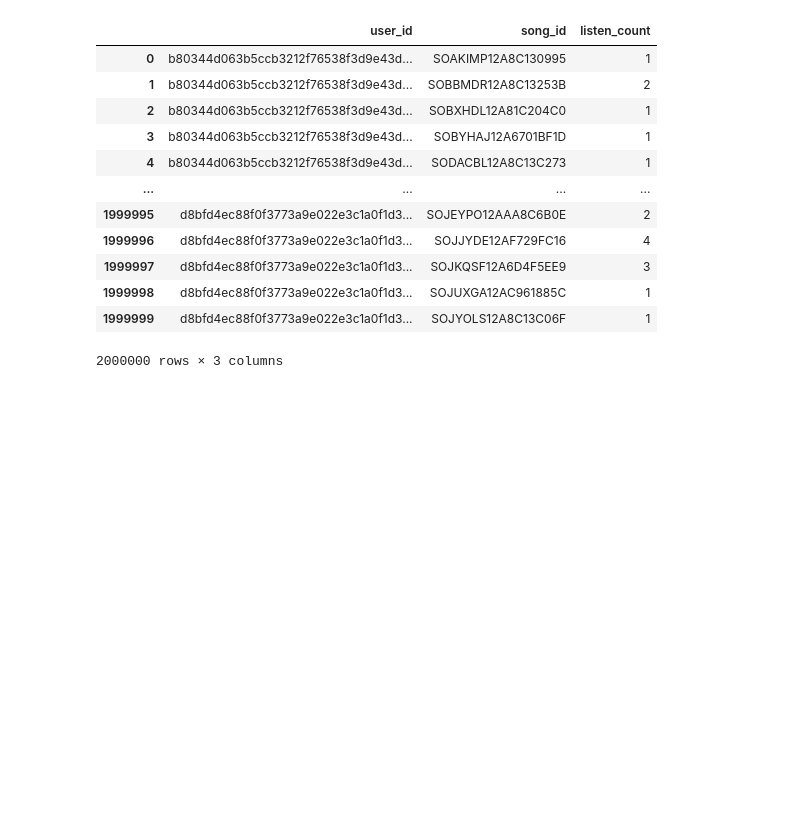
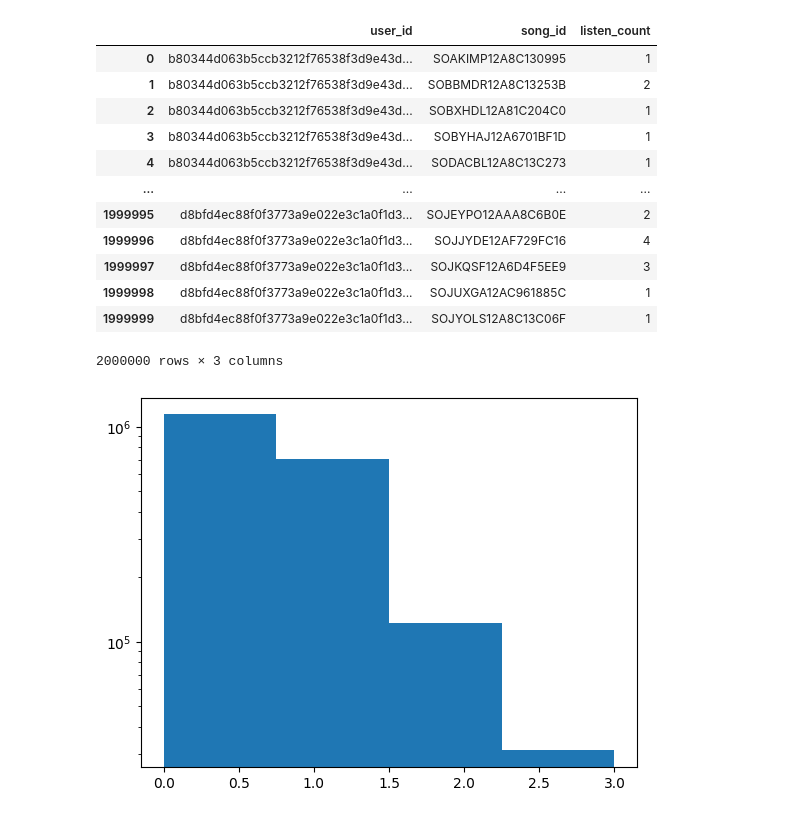
Before and after one commit to ERoszczyk/music_recommendation, a Jupyter notebook: notebooks/implementation.ipynb, the cells around one changed output. Cells and saved outputs as stored; diff of their text form; code cells hidden in the pictures; blank space fills up the shorter version.

```diff
--- a/notebooks/implementation.ipynb
+++ b/notebooks/implementation.ipynb
@@ -378,3 +381,22 @@ triplets_df
 | 1999998 | d8bfd4ec88f0f3773a9e022e3c1a0f1d3... | SOJUXGA12AC961885C | 1 |
 | 1999999 | d8bfd4ec88f0f3773a9e022e3c1a0f1d3... | SOJYOLS12A8C13C06F | 1 |
 2000000 rows × 3 columns
+# %%
+listen_count = []
+for count in list(triplets_df.listen_count):
+  if count == 1:
+    listen_count.append(0)
+  elif count > 1 and count <=7:
+    listen_count.append(1)
+  elif count > 7 and count <=20:
+    listen_count.append(2)
+  elif count > 20:
+    listen_count.append(3)
+  else:
+    raise ValueError()
+# %%
+plt.hist(listen_count, bins=4)
+plt.yscale('log')
+plt.show()
+# %% [output]
+[figure, added]
```
Also changed, not shown: parts of 22 cells of this notebook.
